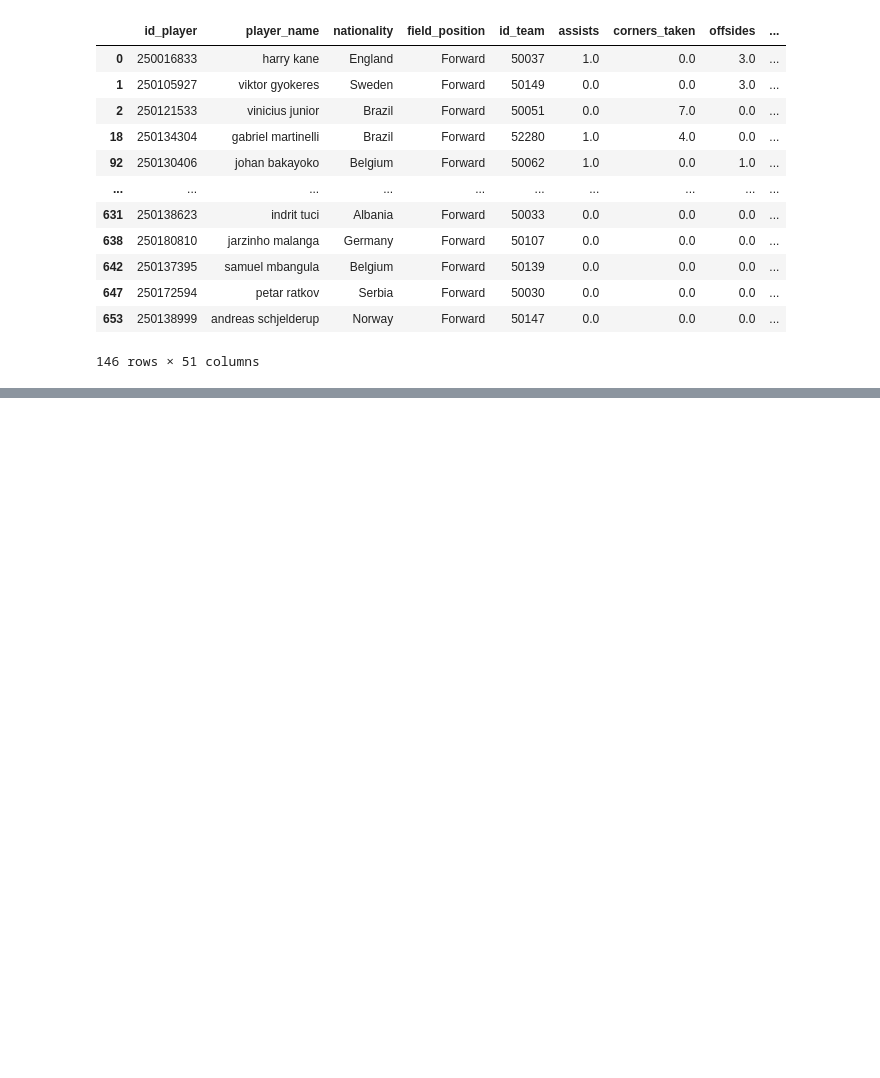
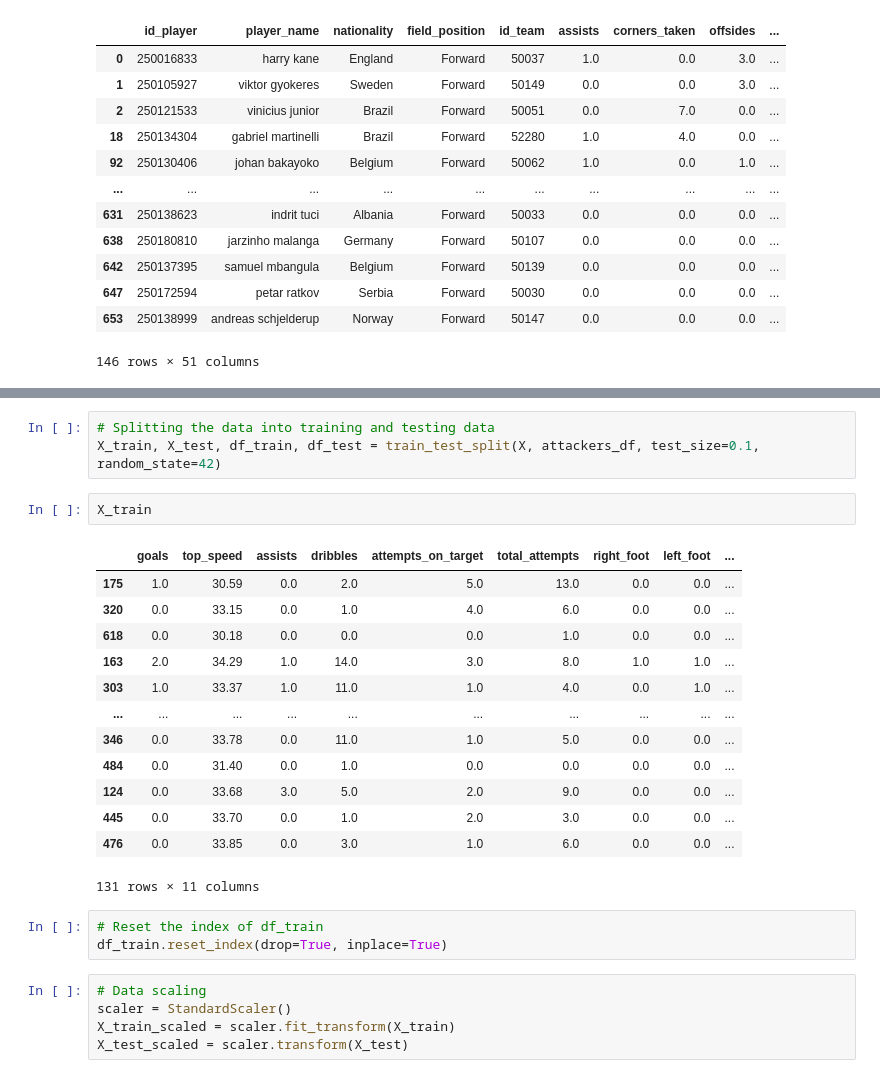
Before and after one commit to Wukelalks/Player-Performance-Model, a Jupyter notebook: find_similar_attackers.ipynb, the cells around one changed output, grey strips where cells are left out. Cells and saved outputs as stored; diff of their text form; blank space fills up the shorter version.

```diff
--- a/find_similar_attackers.ipynb
+++ b/find_similar_attackers.ipynb
@@ -91,0 +76,27 @@ attackers_ft_df
+# %%
+# Splitting the data into training and testing data
+X_train, X_test, df_train, df_test = train_test_split(X, attackers_df, test_size=0.1, random_state=42)
+# %%
+X_train
+# %% [output]
+|  | goals | top_speed | assists | dribbles | attempts_on_target | total_attempts | right_foot | left_foot | ... |
+| 175 | 1.0 | 30.59 | 0.0 | 2.0 | 5.0 | 13.0 | 0.0 | 0.0 | ... |
+| 320 | 0.0 | 33.15 | 0.0 | 1.0 | 4.0 | 6.0 | 0.0 | 0.0 | ... |
+| 618 | 0.0 | 30.18 | 0.0 | 0.0 | 0.0 | 1.0 | 0.0 | 0.0 | ... |
+| 163 | 2.0 | 34.29 | 1.0 | 14.0 | 3.0 | 8.0 | 1.0 | 1.0 | ... |
+| 303 | 1.0 | 33.37 | 1.0 | 11.0 | 1.0 | 4.0 | 0.0 | 1.0 | ... |
+| ... | ... | ... | ... | ... | ... | ... | ... | ... | ... |
+| 346 | 0.0 | 33.78 | 0.0 | 11.0 | 1.0 | 5.0 | 0.0 | 0.0 | ... |
+| 484 | 0.0 | 31.40 | 0.0 | 1.0 | 0.0 | 0.0 | 0.0 | 0.0 | ... |
+| 124 | 0.0 | 33.68 | 3.0 | 5.0 | 2.0 | 9.0 | 0.0 | 0.0 | ... |
+| 445 | 0.0 | 33.70 | 0.0 | 1.0 | 2.0 | 3.0 | 0.0 | 0.0 | ... |
+| 476 | 0.0 | 33.85 | 0.0 | 3.0 | 1.0 | 6.0 | 0.0 | 0.0 | ... |
+131 rows × 11 columns
+# %%
+# Reset the index of df_train
+df_train.reset_index(drop=True, inplace=True)
+# %%
+# Data scaling
+scaler = StandardScaler()
+X_train_scaled = scaler.fit_transform(X_train)
+X_test_scaled = scaler.transform(X_test)
```
Also changed, not shown: parts of 12 cells of this notebook.
